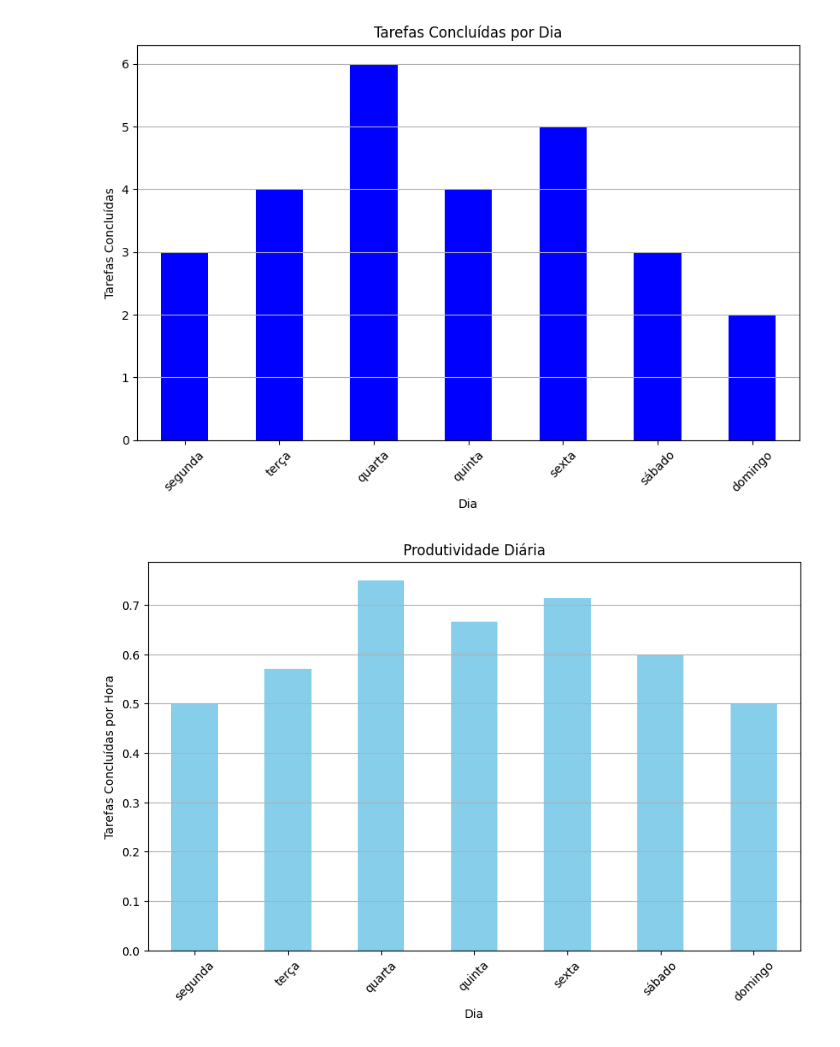
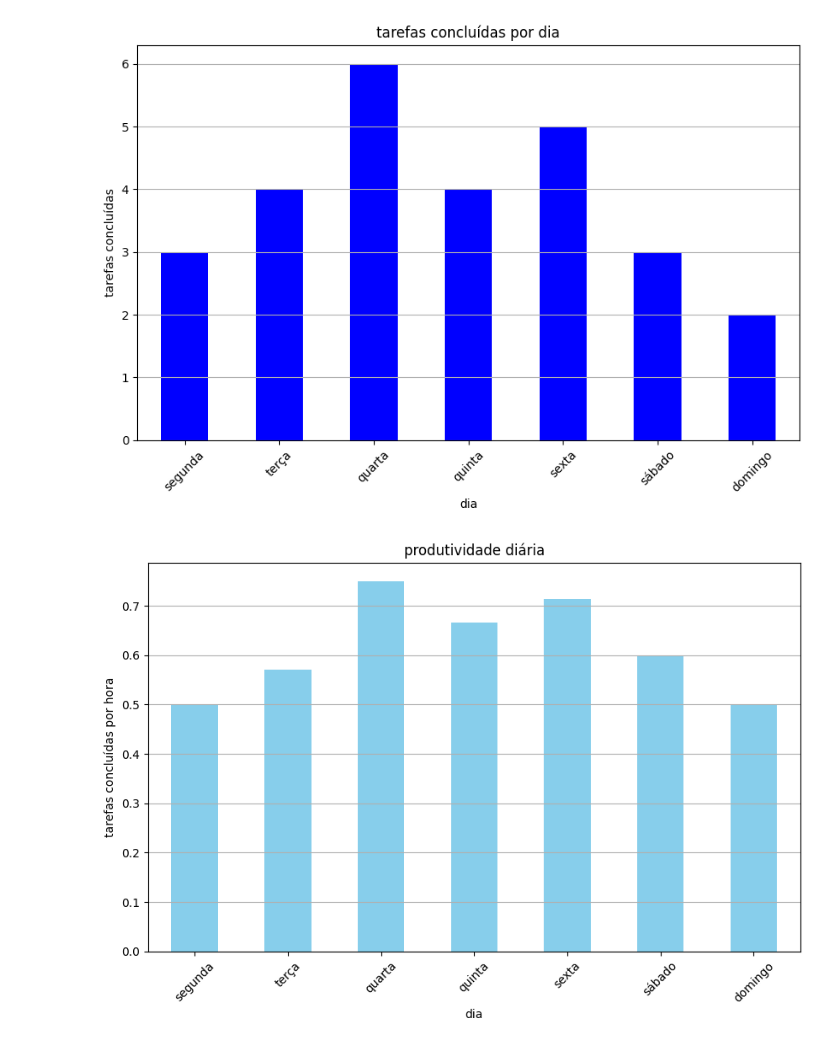
Before and after one commit to carolrc/relatorio-progresso, a Jupyter notebook: Relatórios_de_Progresso.ipynb, the cells around one changed output. Saved outputs shown, nothing was run; the diff lists cells and outputs as text; code cells hidden in the pictures.

```diff
--- a/Relatórios_de_Progresso.ipynb
+++ b/Relatórios_de_Progresso.ipynb
@@ -47,63 +47,63 @@ df['produtividade'] = df['tarefas_concluidas'] / df['horas_trabalhadas']
 
 ## Gráfico de horas trabalhadas por dia
 df['horas_trabalhadas'].plot(kind='bar', figsize=(10,6), color='orange')
-plt.title('Horas Trabalhadas por Dia')
-plt.xlabel('Dia')
-plt.ylabel('Horas Trabalhadas')
+plt.title('horas trabalhadas por dia')
+plt.xlabel('dia')
+plt.ylabel('horas trabalhadas')
 plt.xticks(rotation=45)
 plt.grid(axis='y')
 plt.show()
 
 ## Gráfico de bugs corrigidos por dia
 df['bugs_corrigidos'].plot(kind='bar', figsize=(10,6), color='green')
-plt.title('Bugs Corrigidos por Dia')
-plt.xlabel('Dia')
-plt.ylabel('Bugs Corrigidos')
+plt.title('bugs corrigidos por dia')
+plt.xlabel('dia')
+plt.ylabel('bugs corrigidos')
 plt.xticks(rotation=45)
 plt.grid(axis='y')
 plt.show()
 
 ## Gráfico de tarefas concluídas por dia
 df['tarefas_concluidas'].plot(kind='bar', figsize=(10,6), color='blue')
-plt.title('Tarefas Concluídas por Dia')
-plt.xlabel('Dia')
-plt.ylabel('Tarefas Concluídas')
+plt.title('tarefas concluídas por dia')
+plt.xlabel('dia')
+plt.ylabel('tarefas concluídas')
 plt.xticks(rotation=45)
 plt.grid(axis='y')
 plt.show()
 
 ## Gráfico de produtividade diária
 df['produtividade'].plot(kind='bar', figsize=(10,6), color='skyblue')
-plt.title('Produtividade Diária')
-plt.xlabel('Dia')
-plt.ylabel('Tarefas Concluídas por Hora')
+plt.title('produtividade diária')
+plt.xlabel('dia')
+plt.ylabel('tarefas concluídas por hora')
 plt.xticks(rotation=45)
 plt.grid(axis='y')
 plt.show()
 
 ## Gráfico sintetizado de horas trabalhadas, bugs corrigidos e tarefas concluídas por dia
 df.plot(kind='bar', figsize=(12,8))
-plt.title('Resumo Diário')
-plt.xlabel('Dia')
-plt.ylabel('Quantidade')
+plt.title('resumo diário')
+plt.xlabel('dia')
+plt.ylabel('quantidade')
 plt.xticks(rotation=45)
 plt.grid(axis='y')
-plt.legend(['Horas Trabalhadas', 'Bugs Corrigidos', 'Tarefas Concluídas'])
+plt.legend(['horas trabalhadas', 'bugs corrigidos', 'tarefas concluídas'])
 plt.show()
 
 # Relatório
 
-print("# Relatório de Progresso Semanal - Projeto de Desenvolvimento de Software\n")
-print("## Período: Segunda a Domingo\n")
-print(f"Total de Horas Trabalhadas: {total_horas_trabalhadas} horas")
-print(f"Média Diária de Horas Trabalhadas: {media_horas_trabalhadas:.2f} horas\n")
-print(f"Total de Bugs Corrigidos: {total_bugs_corrigidos} bugs")
-print(f"Média Diária de Bugs Corrigidos: {media_bugs_corrigidos:.2f} bugs\n")
-print(f"Total de Tarefas Concluídas: {total_tarefas_concluidas} tarefas")
-print(f"Média Diária de Tarefas Concluídas: {media_tarefas_concluidas:.2f} tarefas\n")
+print("# relatório de progresso semanal - Projeto de desenvolvimento de software\n")
+print("## Período: segunda a domingo\n")
+print(f"Total de horas trabalhadas: {total_horas_trabalhadas} horas")
+print(f"Média diária de horas trabalhadas: {media_horas_trabalhadas:.2f} horas\n")
+print(f"Total de bugs corrigidos: {total_bugs_corrigidos} bugs")
+print(f"Média diária de bugs corrigidos: {media_bugs_corrigidos:.2f} bugs\n")
+print(f"Total de tarefas concluídas: {total_tarefas_concluidas} tarefas")
+print(f"Média diária de tarefas concluídas: {media_tarefas_concluidas:.2f} tarefas\n")
 # %% [output]
 [figure]
 [figure]
 [figure]
-[figure, old version]
+[figure, new version]
 [figure]
```
Also changed, not shown: parts of 1 cell of this notebook.
